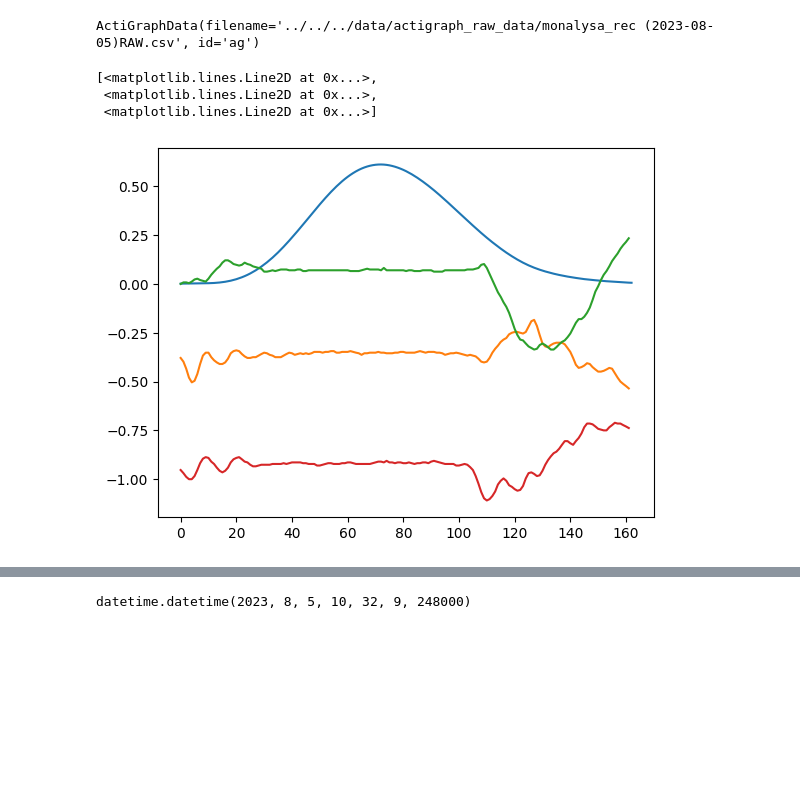
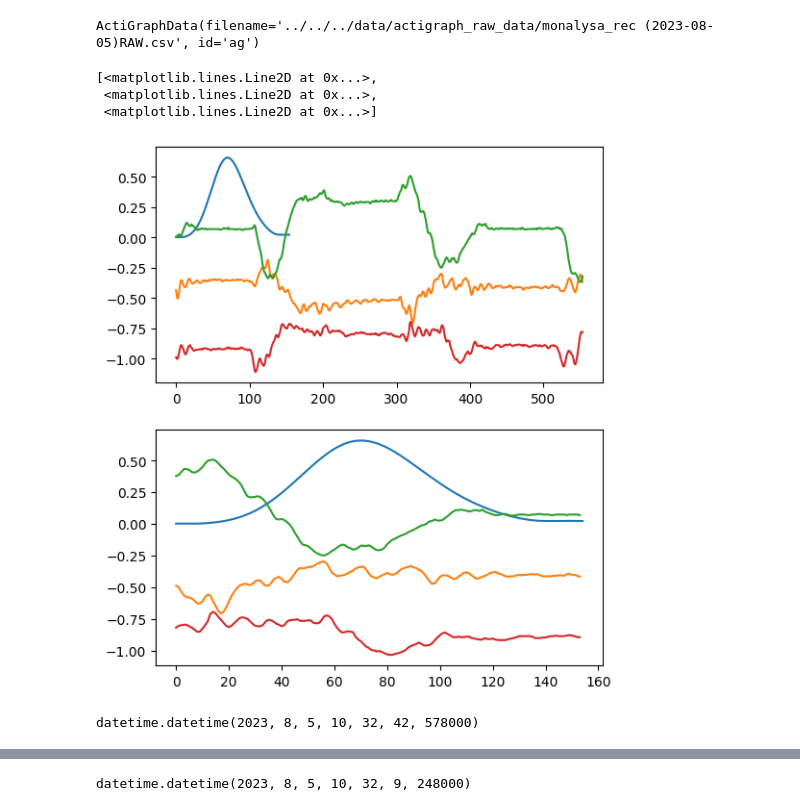
Before and after one commit to siva82kb/monalysa, a Jupyter notebook: docs/source/notebooks/smoothness_analysis_imu.ipynb, the cells around one changed output, grey strips where cells are left out. Saved outputs shown, nothing was run; the diff lists cells and outputs as text; code cells hidden in the pictures; blank space fills up the shorter version.

Commit message:
Started working on the smoothness analysis notebook from IMU data.

```diff
--- a/docs/source/notebooks/smoothness_analysis_imu.ipynb
+++ b/docs/source/notebooks/smoothness_analysis_imu.ipynb
@@ -115,8 +116,9 @@ def get_move_segment_times(vel: np.array, speedth: float, durtol: float) -> np.a
         Velocity data with columns corresponding to different components,
         and rows corresponding to different samples.
     speedth : float
-        Speed threshold for detecting movement segments. Time instants where
-        speed is lower than this threshold multiplied by the max speed are considered rest.
+        Speed threshold (ratio with respect to maximum speed) for detecting
+        movement segments. Time instants where speed is lower than this
+        threshold multiplied by the max speed are considered rest.
         This should be a number between 0 and 1.
     durtol : float
         Percentage of duration below and after a movement segment to consider for
@@ -162,4 +170,3 @@ def get_move_segment_times(vel: np.array, speedth: float, durtol: float) -> np.a
 # %%
 # Data directory.
-mc_datadir = pathlib.Path("../../../data/actigraph_mocap_data/")
-ag_datadir = pathlib.Path("../../../data/actigraph_raw_data/")
+datadir = pathlib.Path("../../../data/ag_data/mocap_ag_expt")
@@ -166,7 +183,7 @@ ag_datadir = pathlib.Path("../../../data/actigraph_raw_data/")
 # %%
-# Mocap files to read.
+# AG/MOCAP file names.
 files2read = {
-    "p2preach": "reaching_p2p.csv",
+    "p2preach": "reaching.csv",
     "viareach1": "reaching_via1.csv",
     "viareach2": "reaching_via2.csv",
     "rhythmic": "rhythmic.csv",
@@ -219,13 +368,24 @@ agdata
 # %% [output]
 ActiGraphData(filename='../../../data/actigraph_raw_data/monalysa_rec (2023-08-05)RAW.csv', id='ag')
 # %%
-i = 5
-plt.plot(vel_segs[i])
-_tsinx = ((agdata.data['TimeStamp'] >= mc_seg_ts[i][0]) &
-          (agdata.data['TimeStamp'] <= mc_seg_ts[i][1]))
-plt.plot(agdata.data.loc[_tsinx, ['AcclX', 'AcclY', 'AcclZ']].values)
+i = 6
+fig = plt.figure(figsize=(6, 7))
+ax = fig.add_subplot(211)
+ax.plot(vel_segs[i])
+_tsinx = ((agdata.data['TimeStamp'] >= mc_seg_ts[i][0] - td(seconds=2)) &
+          (agdata.data['TimeStamp'] <= mc_seg_ts[i][1] + td(seconds=2)))
+ax.plot(agdata.data.loc[_tsinx, ['AcclX', 'AcclY', 'AcclZ']].values)
+ax = fig.add_subplot(212)
+ax.plot(vel_segs[i])
+_tsinx = ((agdata.data['TimeStamp'] >= mc_seg_ts[i][0] + td(seconds=1.05)) &
+          (agdata.data['TimeStamp'] <= mc_seg_ts[i][1] + td(seconds=1.05)))
+ax.plot(agdata.data.loc[_tsinx, ['AcclX', 'AcclY', 'AcclZ']].values)
 # %% [output]
 [<matplotlib.lines.Line2D at 0x...>,
  <matplotlib.lines.Line2D at 0x...>,
  <matplotlib.lines.Line2D at 0x...>]
-[figure, old version]
+[figure, new version]
+# %%
+mc_seg_ts[i][0] + td(seconds=1.7)
+# %% [output]
+datetime.datetime(2023, 8, 5, 10, 32, 42, 578000)
```
Also changed, not shown: parts of 19 cells of this notebook, 1 other file.
